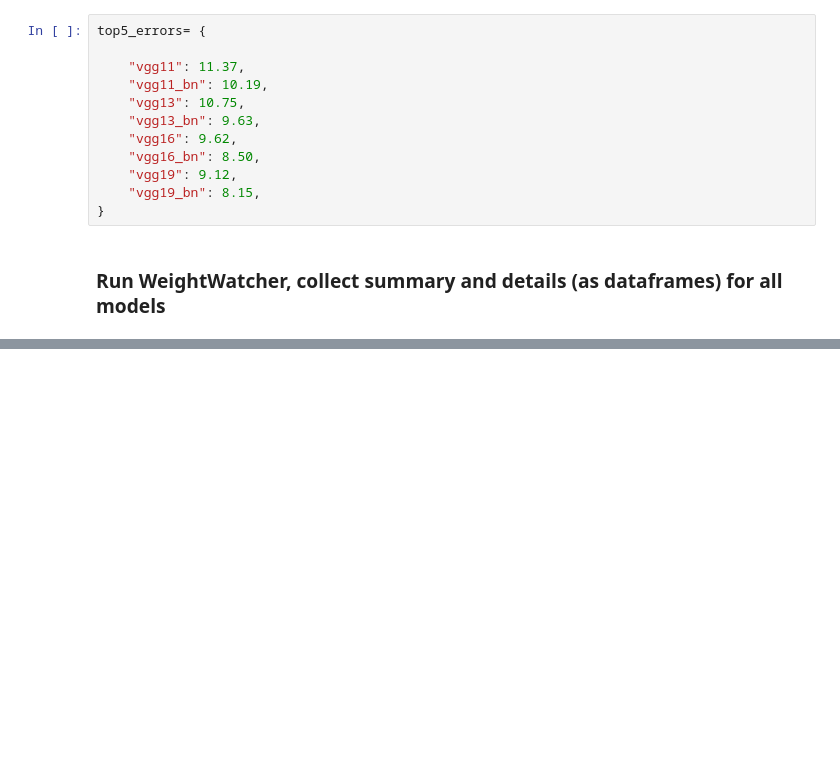
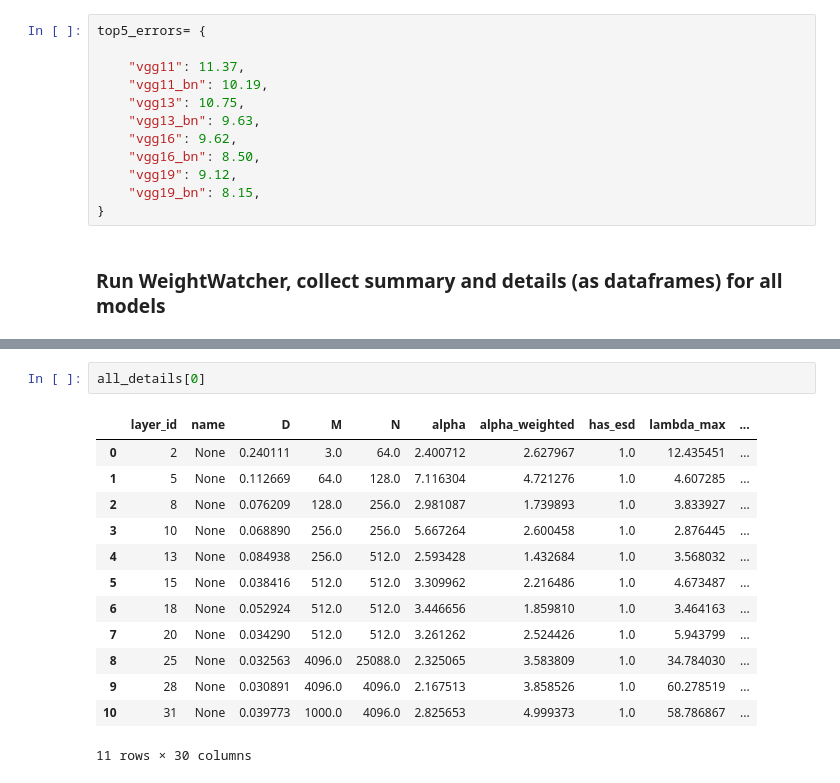
Before and after one commit to CalculatedContent/WeightWatcher, a Jupyter notebook: WeightWatcher-VGG.ipynb, the cells around one changed output, grey strips where cells are left out. Cells and saved outputs as stored; diff of their text form; blank space fills up the shorter version.

```diff
--- a/WeightWatcher-VGG.ipynb
+++ b/WeightWatcher-VGG.ipynb
@@ -491,0 +435,16 @@ plot_metrics_depth(metric, xlabel, title, valid_ids = first_n_last_ids)
+# %%
+all_details[0]
+# %% [output]
+|  | layer_id | name | D | M | N | alpha | alpha_weighted | has_esd | lambda_max | ... |
+| 0 | 2 | None | 0.240111 | 3.0 | 64.0 | 2.400712 | 2.627967 | 1.0 | 12.435451 | ... |
+| 1 | 5 | None | 0.112669 | 64.0 | 128.0 | 7.116304 | 4.721276 | 1.0 | 4.607285 | ... |
+| 2 | 8 | None | 0.076209 | 128.0 | 256.0 | 2.981087 | 1.739893 | 1.0 | 3.833927 | ... |
+| 3 | 10 | None | 0.068890 | 256.0 | 256.0 | 5.667264 | 2.600458 | 1.0 | 2.876445 | ... |
+| 4 | 13 | None | 0.084938 | 256.0 | 512.0 | 2.593428 | 1.432684 | 1.0 | 3.568032 | ... |
+| 5 | 15 | None | 0.038416 | 512.0 | 512.0 | 3.309962 | 2.216486 | 1.0 | 4.673487 | ... |
+| 6 | 18 | None | 0.052924 | 512.0 | 512.0 | 3.446656 | 1.859810 | 1.0 | 3.464163 | ... |
+| 7 | 20 | None | 0.034290 | 512.0 | 512.0 | 3.261262 | 2.524426 | 1.0 | 5.943799 | ... |
+| 8 | 25 | None | 0.032563 | 4096.0 | 25088.0 | 2.325065 | 3.583809 | 1.0 | 34.784030 | ... |
+| 9 | 28 | None | 0.030891 | 4096.0 | 4096.0 | 2.167513 | 3.858526 | 1.0 | 60.278519 | ... |
+| 10 | 31 | None | 0.039773 | 1000.0 | 4096.0 | 2.825653 | 4.999373 | 1.0 | 58.786867 | ... |
+11 rows × 30 columns
```
Also changed, not shown: parts of 32 cells of this notebook.
